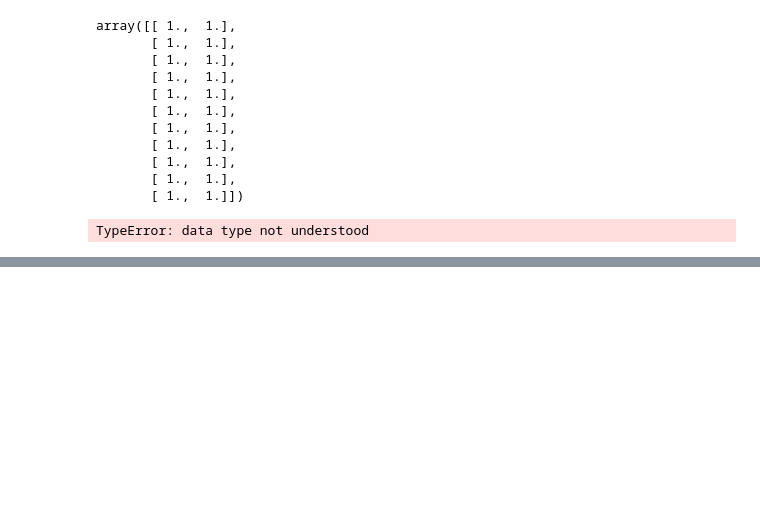
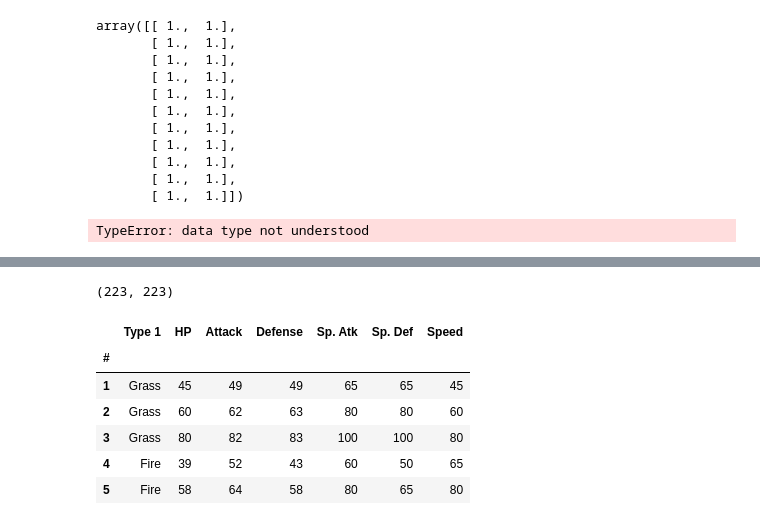
Before and after one commit to ankitesh97/PokemonClassifier, a Jupyter notebook: temp.ipynb, the cells around one changed output, grey strips where cells are left out. Saved outputs shown, nothing was run; the diff lists cells and outputs as text; code cells hidden in the pictures; blank space fills up the shorter version.

```diff
--- a/temp.ipynb
+++ b/temp.ipynb
@@ -150,0 +381,27 @@ array([[13],
+# %%
+len(data2['y']),len(data2['X'])
+# %% [output]
+(223, 223)
+# %%
+    data_all = pd.read_csv('Pokemon.csv')
+    #drop name,type2, generation and is_legendary
+    data = data_all.drop(data_all.columns[[1,3,4,11,12]],axis=1)
+    #now to remove duplicate entries i.e entries with same id
+    data = data.drop_duplicates(data.columns[[0]])
+    #set index as the  Pokemon id
+    data = data.set_index(['#'])
+    #after viewing dataset only got 3 points for flying points so decide to remove one since it had primary type as
+    #flying and had no other type i.e tornodus, where as the other two had second type as dragon type i.e noivern
+    #noibat....ids 641, 714, 715
+    data.loc[[714,715],'Type 1'] = 'Dragon'
+    data.drop([641],inplace=True)
+# %%
+data.head()
+# %% [output]
+|  | Type 1 | HP | Attack | Defense | Sp. Atk | Sp. Def | Speed |
+| # |  |  |  |  |  |  |  |
+| 1 | Grass | 45 | 49 | 49 | 65 | 65 | 45 |
+| 2 | Grass | 60 | 62 | 63 | 80 | 80 | 60 |
+| 3 | Grass | 80 | 82 | 83 | 100 | 100 | 80 |
+| 4 | Fire | 39 | 52 | 43 | 60 | 50 | 65 |
+| 5 | Fire | 58 | 64 | 58 | 80 | 65 | 80 |
```
Also changed, not shown: parts of 56 cells of this notebook, 10 other files.
